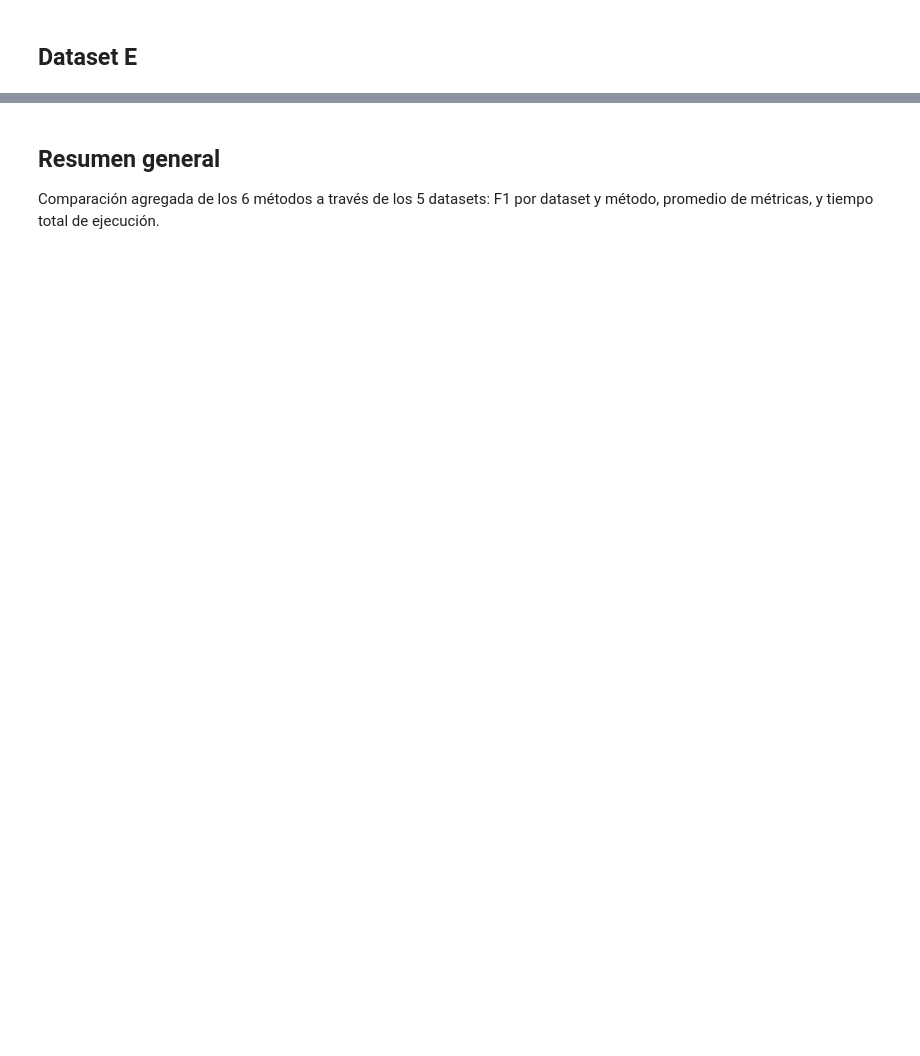
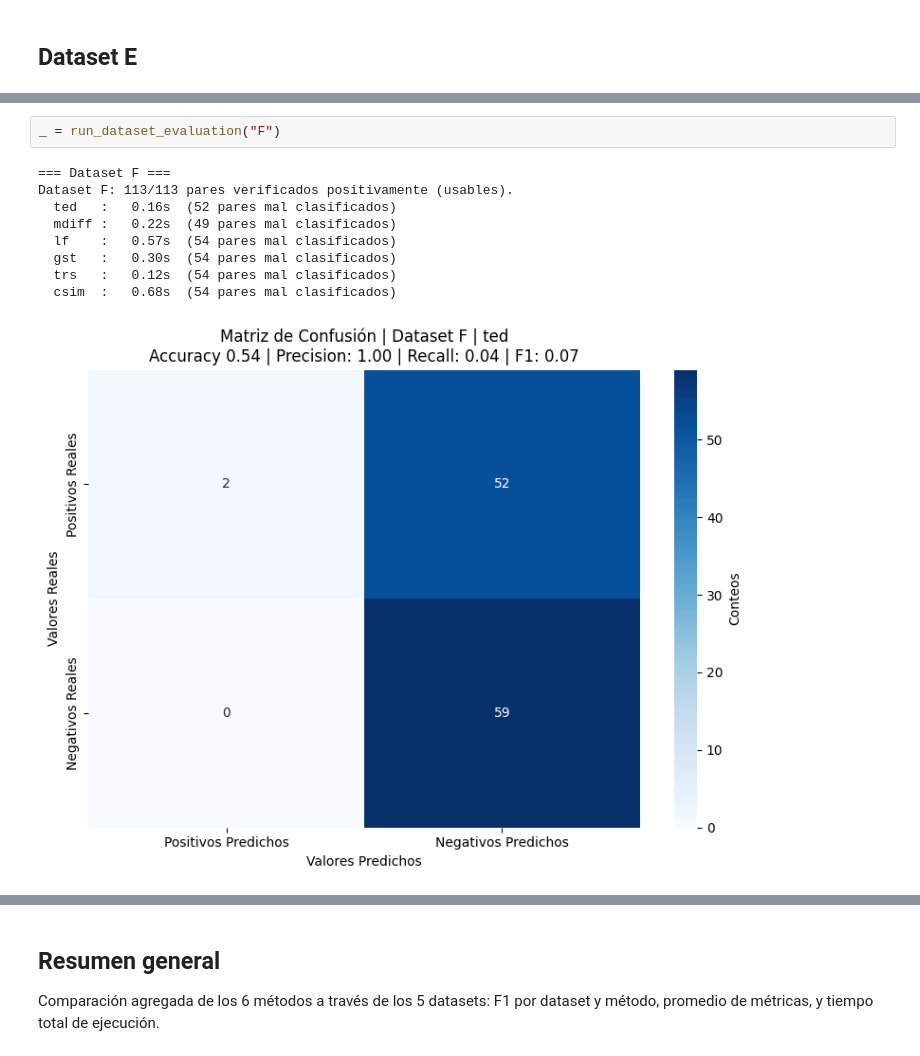
Before and after one commit to edsoneddy/scsc, a Jupyter notebook: notebooks/evaluation/evaluation.ipynb, the cells around one changed output, grey strips where cells are left out. Saved outputs shown, nothing was run; the diff lists cells and outputs as text; blank space fills up the shorter version.

```diff
--- a/notebooks/evaluation/evaluation.ipynb
+++ b/notebooks/evaluation/evaluation.ipynb
@@ -316,0 +331,12 @@ Dataset E: 468/468 pares verificados positivamente (usables).
+# %%
+_ = run_dataset_evaluation("F")
+# %% [output]
+=== Dataset F ===
+Dataset F: 113/113 pares verificados positivamente (usables).
+  ted   :   0.16s  (52 pares mal clasificados)
+  mdiff :   0.22s  (49 pares mal clasificados)
+  lf    :   0.57s  (54 pares mal clasificados)
+  gst   :   0.30s  (54 pares mal clasificados)
+  trs   :   0.12s  (54 pares mal clasificados)
+  csim  :   0.68s  (54 pares mal clasificados)
+[figure, added]
```
Also changed, not shown: parts of 10 cells of this notebook, 39 other files.
